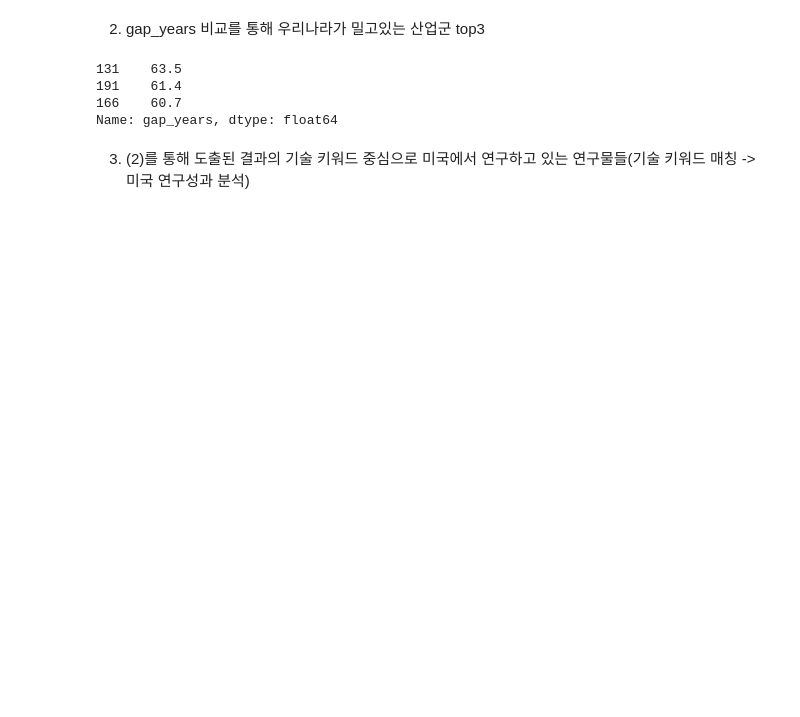
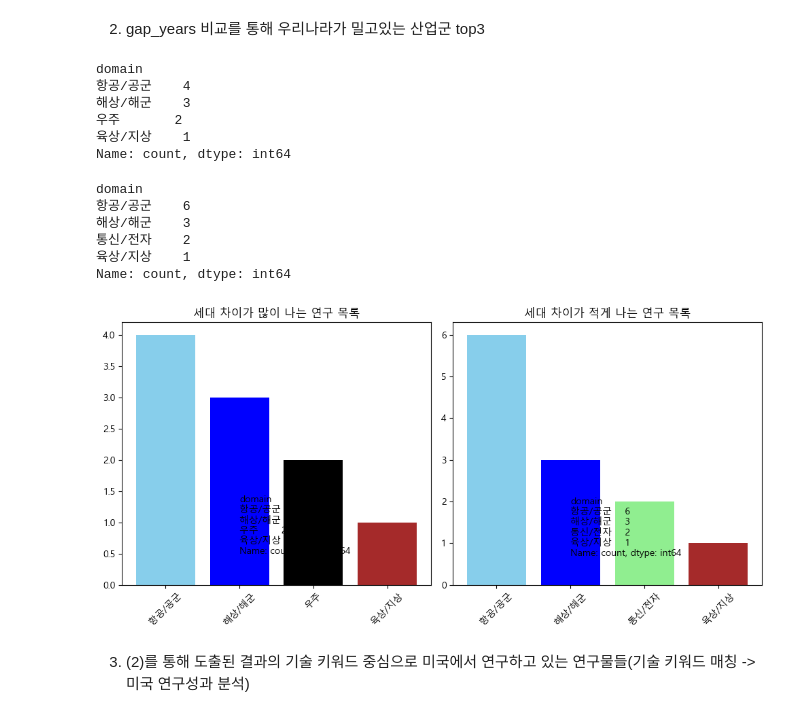
Before and after one commit to sooinp/Desktop, a Jupyter notebook: VSCode/크롤링프로젝트/판다스하기.ipynb, the cells around one changed output. Saved outputs shown, nothing was run; the diff lists cells and outputs as text; code cells hidden in the pictures; blank space fills up the shorter version.

```diff
--- a/VSCode/크롤링프로젝트/판다스하기.ipynb
+++ b/VSCode/크롤링프로젝트/판다스하기.ipynb
@@ -274,12 +296,21 @@ df
+# %%
+#아래는 한글을 사용할 때 깨지는 문제에 대한 해결
+from matplotlib import font_manager, rc
+font_name = font_manager.FontProperties(fname="c:/Windows/Fonts/malgun.ttf").get_name()
+rc('font', family=font_name)
+
+#그래프의 축 등에서 음수를 표시할 때 minus sign이 깨지는 것 해결
+import matplotlib as mpl
+mpl.rcParams['axes.unicode_minus'] = False
 # %%
 import matplotlib as mpl
 import matplotlib.pyplot as plt
 import pandas as pd
 import numpy as np
 # %%
-data = pd.read_csv("재훈_정돈 - 재훈_정돈.csv (2).csv", encoding="cp949")
+data = pd.read_excel("재훈_정돈_진짜진짜마지막.xlsx")
 
-df = pd.DataFrame(data)
-df
+dfm = pd.DataFrame(data)
+dfm
 # %% [output]
 |  | kr_technology | kr_platform | kr_date | domain | core_technology | tech_generation | us_equivalent | ... |
@@ -300,5 +329,5 @@ df
 # %%
-dfm = df.copy()
-dfm
+df = dfm.copy()
+df
 # %% [output]
 |  | kr_technology | kr_platform | kr_date | domain | core_technology | tech_generation | us_equivalent | ... |
@@ -330,15 +359,58 @@ domain
 Name: count, dtype: int64
 # %% [markdown]
 2. gap_years 비교를 통해 우리나라가 밀고있는 산업군 top3
+# %%
+l
+# %% [output]
+domain
+항공/공군    4
+해상/해군    3
+우주       2
+육상/지상    1
+Name: count, dtype: int64
+# %%
+s
+# %% [output]
+domain
+항공/공군    6
+해상/해군    3
+통신/전자    2
+육상/지상    1
+Name: count, dtype: int64
 # %%
-dfm['gap_years'].sort_values(ascending = False).head(3)
-dfm[dfm['gap_years'] == 63.5]
-dfm[dfm['gap_years'] == 61.4]
-dfm[dfm['gap_years'] == 60.7]
+lineup = df['gap_years'].sort_values(ascending = False)
+lineup2 = df['gap_years'].sort_values(ascending = True)
+long10 = lineup.head(10)
+short10 = lineup2.head(10)
+# print(df[df['gap_years'] == 52.5])
+# print(df[df['gap_years'] == 49.5])
+# print(df[df['gap_years'] == 47.5])
+
+lgaps = df[df['gap_years'].isin(long10)]
+sgaps = df[df['gap_years'].isin(short10)]
+
+l = lgaps['domain'].value_counts()
+s = sgaps['domain'].value_counts()
+
+plt.figure(figsize = (10, 5))
+
+plt.subplot(1, 2, 1)
+x = np.arange(len(l))
+plt.bar(x, l.values, color = ['skyblue', 'blue', 'black', 'brown'])
+plt.text(1.0, 0.5, l)
+plt.xticks(x, l.index, rotation = 45)
+plt.title('세대 차이가 많이 나는 연구 목록')
+
+plt.subplot(1, 2, 2)
+x = np.arange(len(s))
+plt.bar(x, s.values, color = ['skyblue', 'blue', 'lightgreen', 'brown'])
+plt.text(1.0, 0.7, s)
+plt.xticks(x, s.index, rotation = 45)
+plt.title('세대 차이가 적게 나는 연구 목록')
+
+plt.tight_layout()
+plt.show()
 # %% [output]
-131    63.5
-191    61.4
-166    60.7
-Name: gap_years, dtype: float64
+[figure, added]
 # %% [markdown]
 3. (2)를 통해 도출된 결과의 기술 키워드 중심으로 미국에서 연구하고 있는 연구물들(기술 키워드 매칭 -> 미국 연구성과 분석)
```
Also changed, not shown: parts of 7 cells of this notebook, 1 other file.
